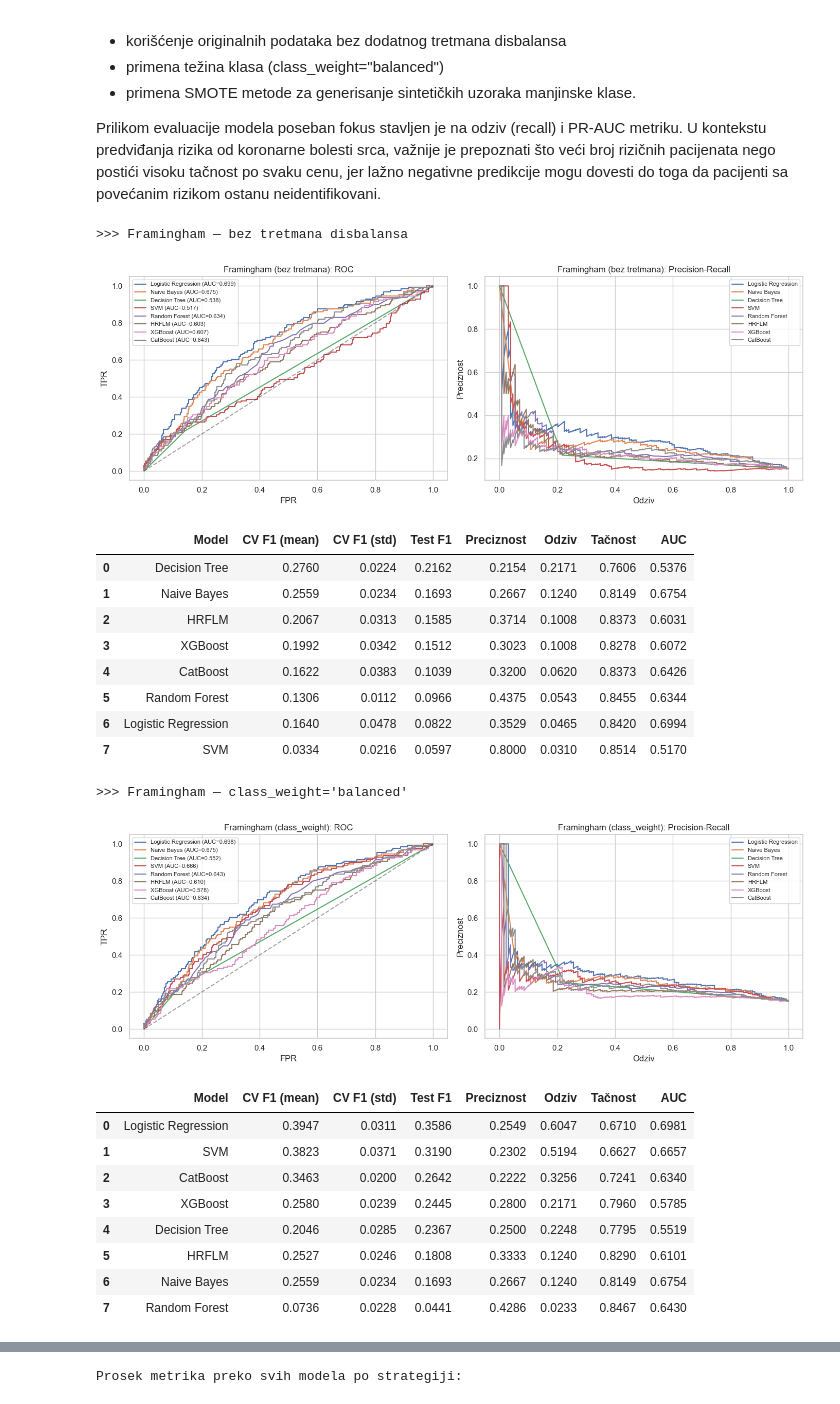
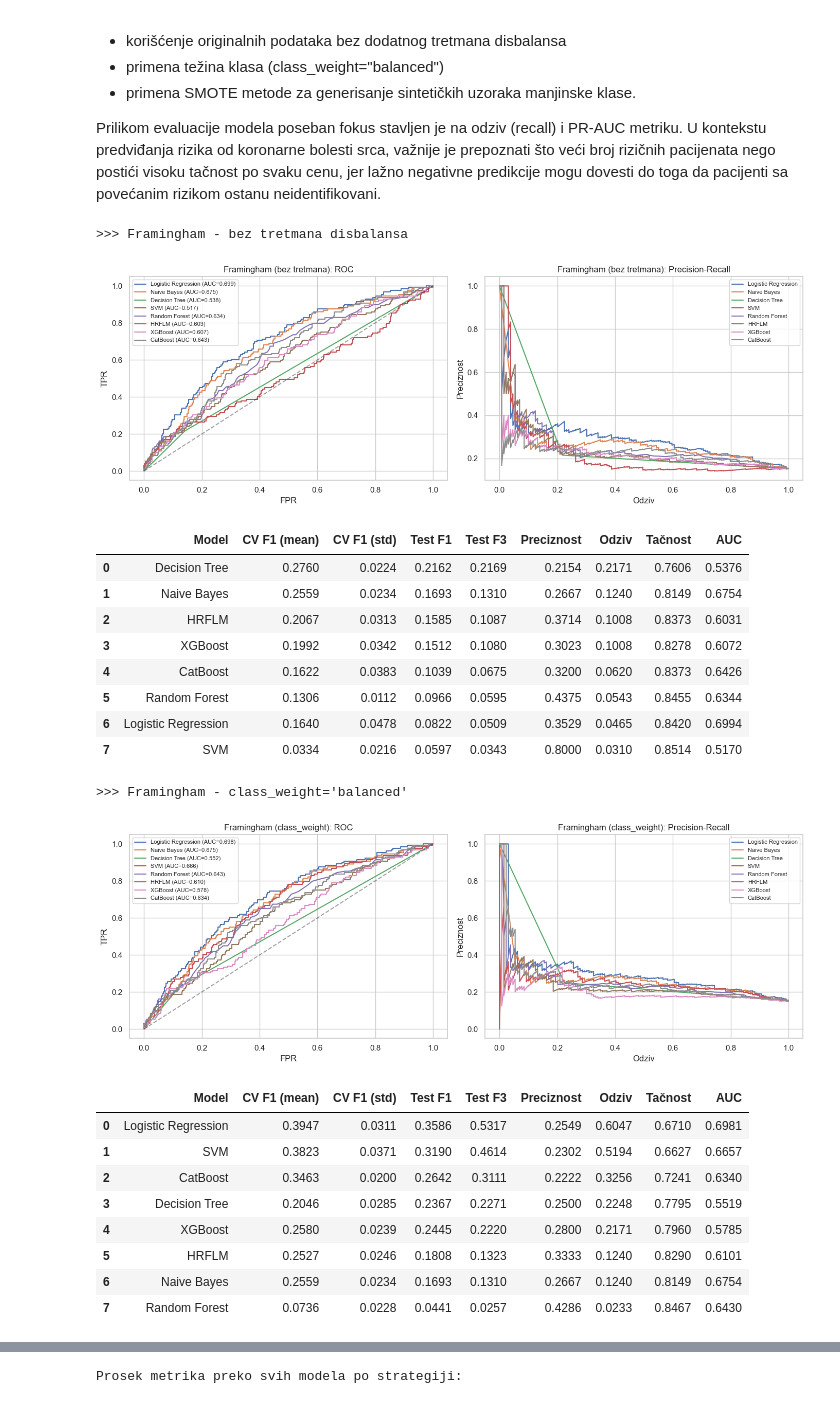
Before and after one commit to nvndjukin97/SIAP, a Jupyter notebook: notebooks/SIAP_predikcija_srcanog_udara.ipynb, the cells around one changed output, grey strips where cells are left out. Drawn from its saved outputs; the diff is of its cells as text; code cells hidden in the pictures.

```diff
--- a/notebooks/SIAP_predikcija_srcanog_udara.ipynb
+++ b/notebooks/SIAP_predikcija_srcanog_udara.ipynb
@@ -521,6 +524,7 @@ Glavna metrika za poređenje modela bila je F1 mera, jer istovremeno uzima u obz
 
 Kada je korišćena SMOTE metoda za balansiranje klasa, ona je primenjena isključivo na trening podatke unutar svakog folda unakrsne validacije. Implementacija kroz imblearn.Pipeline omogućava da se ovaj postupak odvija automatski i bez curenja informacija iz testnih podataka, čime se obezbeđuje realnija procena performansi modela.
 # %%
+from sklearn.metrics import fbeta_score
 def make_pipe(preprocessor, model, use_smote):
     if use_smote:
         if not HAS_IMB:
@@ -561,6 +565,7 @@ def evaluate_models(X, y, num_cols, cat_cols, use_smote=False,
             "CV F1 (mean)": round(cv_f1.mean(), 4),
             "CV F1 (std)": round(cv_f1.std(), 4),
             "Test F1": round(f1_score(y_te, y_pred), 4),
+            "Test F3": round(fbeta_score(y_te, y_pred, beta=3), 4),
             "Preciznost": round(precision_score(y_te, y_pred, zero_division=0), 4),
             "Odziv": round(recall_score(y_te, y_pred), 4),
             "Tačnost": round(accuracy_score(y_te, y_pred), 4),
@@ -569,7 +574,7 @@ def evaluate_models(X, y, num_cols, cat_cols, use_smote=False,
         fitted[mname] = pipe
         proba_store[mname] = y_proba
 
-    res_df = pd.DataFrame(results).sort_values("Test F1", ascending=False).reset_index(drop=True)
+    res_df = pd.DataFrame(results).sort_values("Test F3", ascending=False).reset_index(drop=True)
 
     # ROC i PR krive za sve modele
     fig, ax = plt.subplots(1, 2, figsize=(14, 5))
@@ -636,36 +641,36 @@ if X_fr is not None:
         use_smote=False, class_weight=None, name="Framingham (bez tretmana)")
     display(res_fr_base)
 # %% [output]
->>> Framingham — bez tretmana disbalansa
+>>> Framingham - bez tretmana disbalansa
 [figure]
-|  | Model | CV F1 (mean) | CV F1 (std) | Test F1 | Preciznost | Odziv | Tačnost | AUC |
-| 0 | Decision Tree | 0.2760 | 0.0224 | 0.2162 | 0.2154 | 0.2171 | 0.7606 | 0.5376 |
-| 1 | Naive Bayes | 0.2559 | 0.0234 | 0.1693 | 0.2667 | 0.1240 | 0.8149 | 0.6754 |
-| 2 | HRFLM | 0.2067 | 0.0313 | 0.1585 | 0.3714 | 0.1008 | 0.8373 | 0.6031 |
-| 3 | XGBoost | 0.1992 | 0.0342 | 0.1512 | 0.3023 | 0.1008 | 0.8278 | 0.6072 |
-| 4 | CatBoost | 0.1622 | 0.0383 | 0.1039 | 0.3200 | 0.0620 | 0.8373 | 0.6426 |
-| 5 | Random Forest | 0.1306 | 0.0112 | 0.0966 | 0.4375 | 0.0543 | 0.8455 | 0.6344 |
-| 6 | Logistic Regression | 0.1640 | 0.0478 | 0.0822 | 0.3529 | 0.0465 | 0.8420 | 0.6994 |
-| 7 | SVM | 0.0334 | 0.0216 | 0.0597 | 0.8000 | 0.0310 | 0.8514 | 0.5170 |
+|  | Model | CV F1 (mean) | CV F1 (std) | Test F1 | Test F3 | Preciznost | Odziv | Tačnost | AUC |
+| 0 | Decision Tree | 0.2760 | 0.0224 | 0.2162 | 0.2169 | 0.2154 | 0.2171 | 0.7606 | 0.5376 |
+| 1 | Naive Bayes | 0.2559 | 0.0234 | 0.1693 | 0.1310 | 0.2667 | 0.1240 | 0.8149 | 0.6754 |
+| 2 | HRFLM | 0.2067 | 0.0313 | 0.1585 | 0.1087 | 0.3714 | 0.1008 | 0.8373 | 0.6031 |
+| 3 | XGBoost | 0.1992 | 0.0342 | 0.1512 | 0.1080 | 0.3023 | 0.1008 | 0.8278 | 0.6072 |
+| 4 | CatBoost | 0.1622 | 0.0383 | 0.1039 | 0.0675 | 0.3200 | 0.0620 | 0.8373 | 0.6426 |
+| 5 | Random Forest | 0.1306 | 0.0112 | 0.0966 | 0.0595 | 0.4375 | 0.0543 | 0.8455 | 0.6344 |
+| 6 | Logistic Regression | 0.1640 | 0.0478 | 0.0822 | 0.0509 | 0.3529 | 0.0465 | 0.8420 | 0.6994 |
+| 7 | SVM | 0.0334 | 0.0216 | 0.0597 | 0.0343 | 0.8000 | 0.0310 | 0.8514 | 0.5170 |
 # %%
 if X_fr is not None:
     print(">>> Framingham - class_weight='balanced'")
-    res_fr_cw, fitted_fr_cw, _ = evaluate_models(
+    res_fr_cw, fitted_fr_cw, data_fr_cw = evaluate_models(
         X_fr, y_fr, num_cols_fr, cat_cols_fr,
         use_smote=False, class_weight="balanced", name="Framingham (class_weight)")
     display(res_fr_cw)
 # %% [output]
->>> Framingham — class_weight='balanced'
+>>> Framingham - class_weight='balanced'
 [figure]
-|  | Model | CV F1 (mean) | CV F1 (std) | Test F1 | Preciznost | Odziv | Tačnost | AUC |
-| 0 | Logistic Regression | 0.3947 | 0.0311 | 0.3586 | 0.2549 | 0.6047 | 0.6710 | 0.6981 |
-| 1 | SVM | 0.3823 | 0.0371 | 0.3190 | 0.2302 | 0.5194 | 0.6627 | 0.6657 |
-| 2 | CatBoost | 0.3463 | 0.0200 | 0.2642 | 0.2222 | 0.3256 | 0.7241 | 0.6340 |
-| 3 | XGBoost | 0.2580 | 0.0239 | 0.2445 | 0.2800 | 0.2171 | 0.7960 | 0.5785 |
-| 4 | Decision Tree | 0.2046 | 0.0285 | 0.2367 | 0.2500 | 0.2248 | 0.7795 | 0.5519 |
-| 5 | HRFLM | 0.2527 | 0.0246 | 0.1808 | 0.3333 | 0.1240 | 0.8290 | 0.6101 |
-| 6 | Naive Bayes | 0.2559 | 0.0234 | 0.1693 | 0.2667 | 0.1240 | 0.8149 | 0.6754 |
-| 7 | Random Forest | 0.0736 | 0.0228 | 0.0441 | 0.4286 | 0.0233 | 0.8467 | 0.6430 |
+|  | Model | CV F1 (mean) | CV F1 (std) | Test F1 | Test F3 | Preciznost | Odziv | Tačnost | AUC |
+| 0 | Logistic Regression | 0.3947 | 0.0311 | 0.3586 | 0.5317 | 0.2549 | 0.6047 | 0.6710 | 0.6981 |
+| 1 | SVM | 0.3823 | 0.0371 | 0.3190 | 0.4614 | 0.2302 | 0.5194 | 0.6627 | 0.6657 |
+| 2 | CatBoost | 0.3463 | 0.0200 | 0.2642 | 0.3111 | 0.2222 | 0.3256 | 0.7241 | 0.6340 |
+| 3 | Decision Tree | 0.2046 | 0.0285 | 0.2367 | 0.2271 | 0.2500 | 0.2248 | 0.7795 | 0.5519 |
+| 4 | XGBoost | 0.2580 | 0.0239 | 0.2445 | 0.2220 | 0.2800 | 0.2171 | 0.7960 | 0.5785 |
+| 5 | HRFLM | 0.2527 | 0.0246 | 0.1808 | 0.1323 | 0.3333 | 0.1240 | 0.8290 | 0.6101 |
+| 6 | Naive Bayes | 0.2559 | 0.0234 | 0.1693 | 0.1310 | 0.2667 | 0.1240 | 0.8149 | 0.6754 |
+| 7 | Random Forest | 0.0736 | 0.0228 | 0.0441 | 0.0257 | 0.4286 | 0.0233 | 0.8467 | 0.6430 |
 # %%
 if X_fr is not None and HAS_IMB:
     print(">>> Framingham - SMOTE")
```
Also changed, not shown: parts of 10 cells of this notebook, 3 other files.
